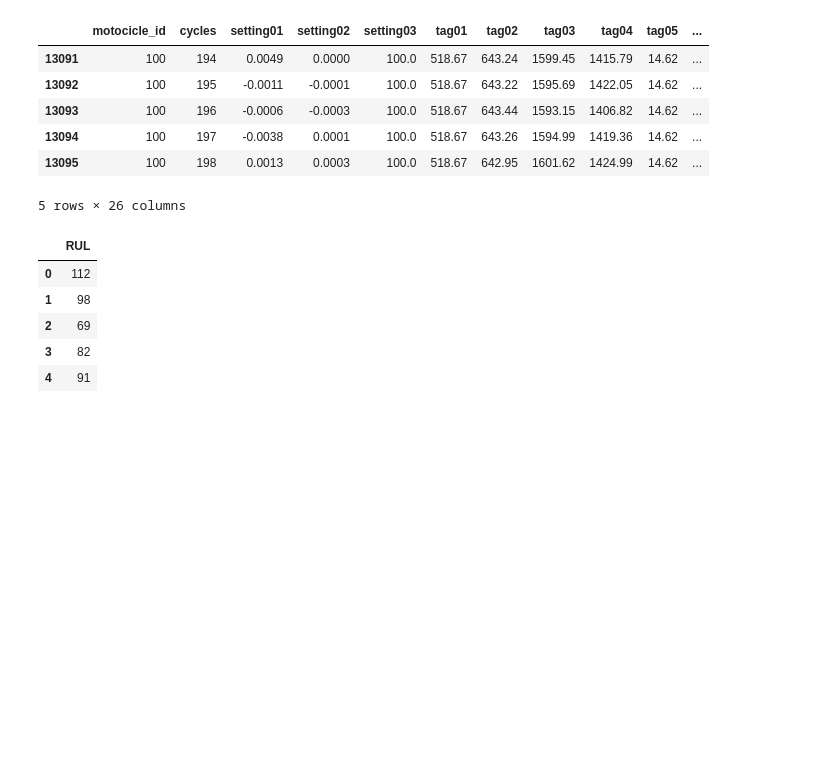
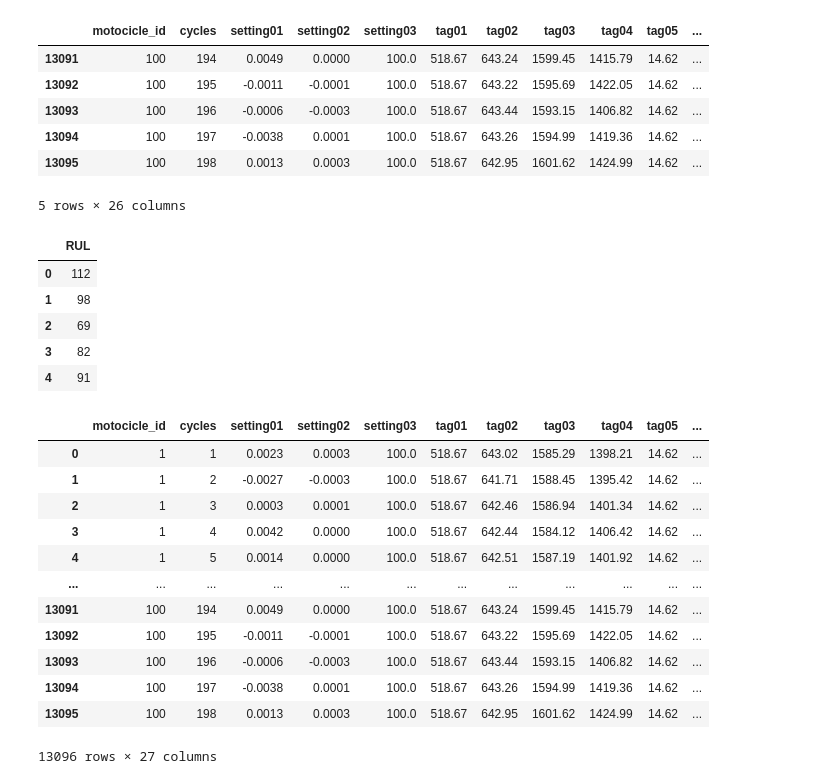
Before and after one commit to ailsonguedes/Prognostics-Center---Data--Science-Repository, a Jupyter notebook: datanotebook.ipynb, the cells around one changed output. Drawn from its saved outputs; the diff is of its cells as text; code cells hidden in the pictures; blank space fills up the shorter version.

```diff
--- a/datanotebook.ipynb
+++ b/datanotebook.ipynb
@@ -146,3 +146,46 @@ dfrul01.head()
 | 2 | 69 |
 | 3 | 82 |
 | 4 | 91 |
+# %%
+
+#specify the columns to sum
+cols = ["tag01",
+        "tag02",
+        "tag03",
+        "tag04",
+        "tag05",
+        "tag06",
+        "tag07",
+        "tag08",
+        "tag09",
+        "tag10",
+        "tag11",
+        "tag12",
+        "tag13",
+        "tag14",
+        "tag15",
+        "tag16",
+        "tag17",
+        "tag18",
+        "tag19",
+        "tag20",
+        "tag21",]
+
+#find sum of columns specified
+result = dftest01['soma'] = dftest01[cols].sum(axis=1)
+
+dftest01
+# %% [output]
+|  | motocicle_id | cycles | setting01 | setting02 | setting03 | tag01 | tag02 | tag03 | tag04 | tag05 | ... |
+| 0 | 1 | 1 | 0.0023 | 0.0003 | 100.0 | 518.67 | 643.02 | 1585.29 | 1398.21 | 14.62 | ... |
+| 1 | 1 | 2 | -0.0027 | -0.0003 | 100.0 | 518.67 | 641.71 | 1588.45 | 1395.42 | 14.62 | ... |
+| 2 | 1 | 3 | 0.0003 | 0.0001 | 100.0 | 518.67 | 642.46 | 1586.94 | 1401.34 | 14.62 | ... |
+| 3 | 1 | 4 | 0.0042 | 0.0000 | 100.0 | 518.67 | 642.44 | 1584.12 | 1406.42 | 14.62 | ... |
+| 4 | 1 | 5 | 0.0014 | 0.0000 | 100.0 | 518.67 | 642.51 | 1587.19 | 1401.92 | 14.62 | ... |
+| ... | ... | ... | ... | ... | ... | ... | ... | ... | ... | ... | ... |
+| 13091 | 100 | 194 | 0.0049 | 0.0000 | 100.0 | 518.67 | 643.24 | 1599.45 | 1415.79 | 14.62 | ... |
+| 13092 | 100 | 195 | -0.0011 | -0.0001 | 100.0 | 518.67 | 643.22 | 1595.69 | 1422.05 | 14.62 | ... |
+| 13093 | 100 | 196 | -0.0006 | -0.0003 | 100.0 | 518.67 | 643.44 | 1593.15 | 1406.82 | 14.62 | ... |
+| 13094 | 100 | 197 | -0.0038 | 0.0001 | 100.0 | 518.67 | 643.26 | 1594.99 | 1419.36 | 14.62 | ... |
+| 13095 | 100 | 198 | 0.0013 | 0.0003 | 100.0 | 518.67 | 642.95 | 1601.62 | 1424.99 | 14.62 | ... |
+13096 rows × 27 columns
```
Also changed, not shown: 1 other file.
